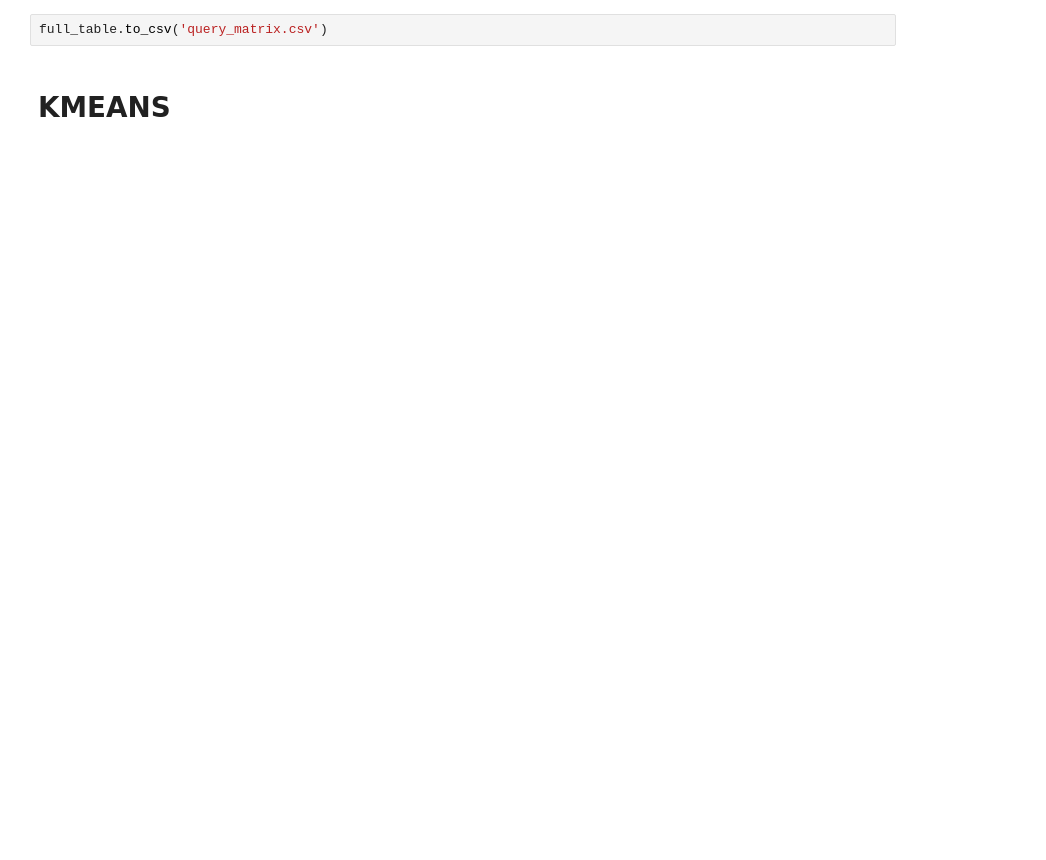
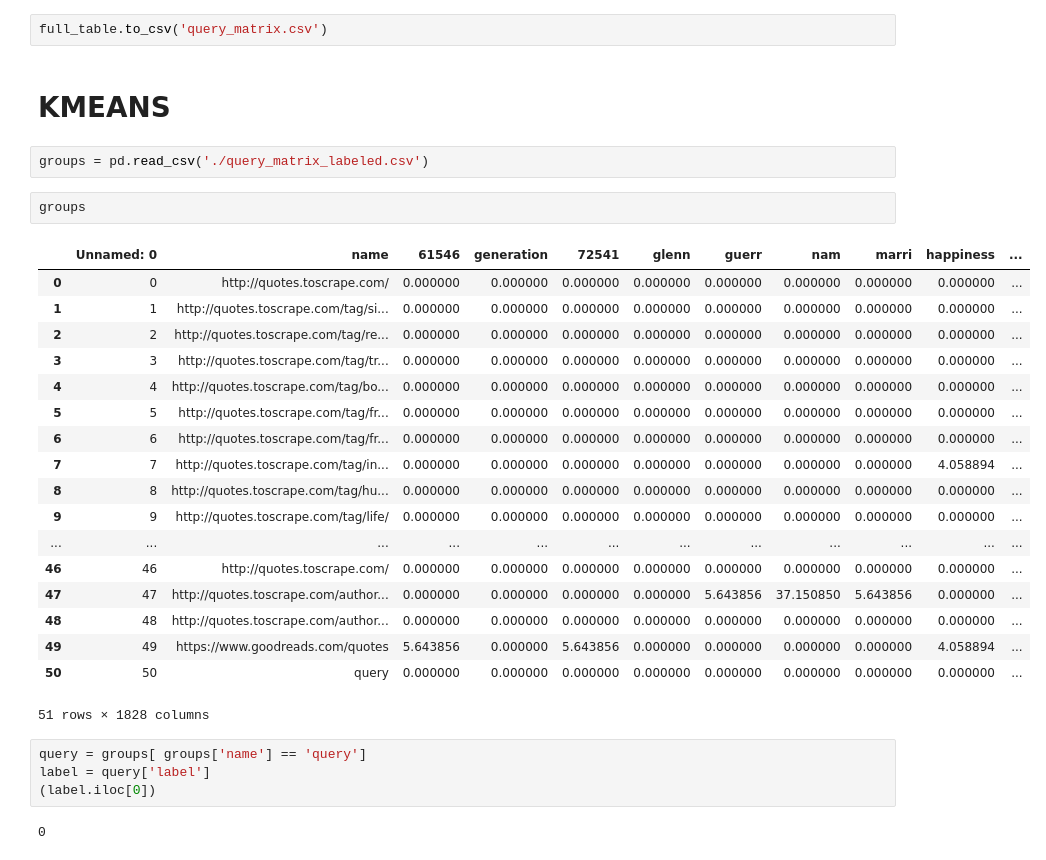
Before and after one commit to 3rickDJ/RI-K-means, a Jupyter notebook: matrix.ipynb, the cells around one changed output. Drawn from its saved outputs; the diff is of its cells as text; blank space fills up the shorter version.

```diff
--- a/matrix.ipynb
+++ b/matrix.ipynb
@@ -135,3 +156,32 @@ full_table = pd.concat([full_table, new_row])
 full_table.to_csv('query_matrix.csv')
 # %% [markdown]
 # KMEANS
+# %%
+groups = pd.read_csv('./query_matrix_labeled.csv')
+# %%
+groups
+# %% [output]
+|  | Unnamed: 0 | name | 61546 | generation | 72541 | glenn | guerr | nam | marri | happiness | ... |
+| 0 | 0 | http://quotes.toscrape.com/ | 0.000000 | 0.000000 | 0.000000 | 0.000000 | 0.000000 | 0.000000 | 0.000000 | 0.000000 | ... |
+| 1 | 1 | http://quotes.toscrape.com/tag/si... | 0.000000 | 0.000000 | 0.000000 | 0.000000 | 0.000000 | 0.000000 | 0.000000 | 0.000000 | ... |
+| 2 | 2 | http://quotes.toscrape.com/tag/re... | 0.000000 | 0.000000 | 0.000000 | 0.000000 | 0.000000 | 0.000000 | 0.000000 | 0.000000 | ... |
+| 3 | 3 | http://quotes.toscrape.com/tag/tr... | 0.000000 | 0.000000 | 0.000000 | 0.000000 | 0.000000 | 0.000000 | 0.000000 | 0.000000 | ... |
+| 4 | 4 | http://quotes.toscrape.com/tag/bo... | 0.000000 | 0.000000 | 0.000000 | 0.000000 | 0.000000 | 0.000000 | 0.000000 | 0.000000 | ... |
+| 5 | 5 | http://quotes.toscrape.com/tag/fr... | 0.000000 | 0.000000 | 0.000000 | 0.000000 | 0.000000 | 0.000000 | 0.000000 | 0.000000 | ... |
+| 6 | 6 | http://quotes.toscrape.com/tag/fr... | 0.000000 | 0.000000 | 0.000000 | 0.000000 | 0.000000 | 0.000000 | 0.000000 | 0.000000 | ... |
+| 7 | 7 | http://quotes.toscrape.com/tag/in... | 0.000000 | 0.000000 | 0.000000 | 0.000000 | 0.000000 | 0.000000 | 0.000000 | 4.058894 | ... |
+| 8 | 8 | http://quotes.toscrape.com/tag/hu... | 0.000000 | 0.000000 | 0.000000 | 0.000000 | 0.000000 | 0.000000 | 0.000000 | 0.000000 | ... |
+| 9 | 9 | http://quotes.toscrape.com/tag/life/ | 0.000000 | 0.000000 | 0.000000 | 0.000000 | 0.000000 | 0.000000 | 0.000000 | 0.000000 | ... |
+| ... | ... | ... | ... | ... | ... | ... | ... | ... | ... | ... | ... |
+| 46 | 46 | http://quotes.toscrape.com/ | 0.000000 | 0.000000 | 0.000000 | 0.000000 | 0.000000 | 0.000000 | 0.000000 | 0.000000 | ... |
+| 47 | 47 | http://quotes.toscrape.com/author... | 0.000000 | 0.000000 | 0.000000 | 0.000000 | 5.643856 | 37.150850 | 5.643856 | 0.000000 | ... |
+| 48 | 48 | http://quotes.toscrape.com/author... | 0.000000 | 0.000000 | 0.000000 | 0.000000 | 0.000000 | 0.000000 | 0.000000 | 0.000000 | ... |
+| 49 | 49 | https://www.goodreads.com/quotes | 5.643856 | 0.000000 | 5.643856 | 0.000000 | 0.000000 | 0.000000 | 0.000000 | 4.058894 | ... |
+| 50 | 50 | query | 0.000000 | 0.000000 | 0.000000 | 0.000000 | 0.000000 | 0.000000 | 0.000000 | 0.000000 | ... |
+51 rows × 1828 columns
+# %%
+query = groups[ groups['name'] == 'query']
+label = query['label']
+(label.iloc[0])
+# %% [output]
+0
```
Also changed, not shown: parts of 2 cells of this notebook, 1 other file.
